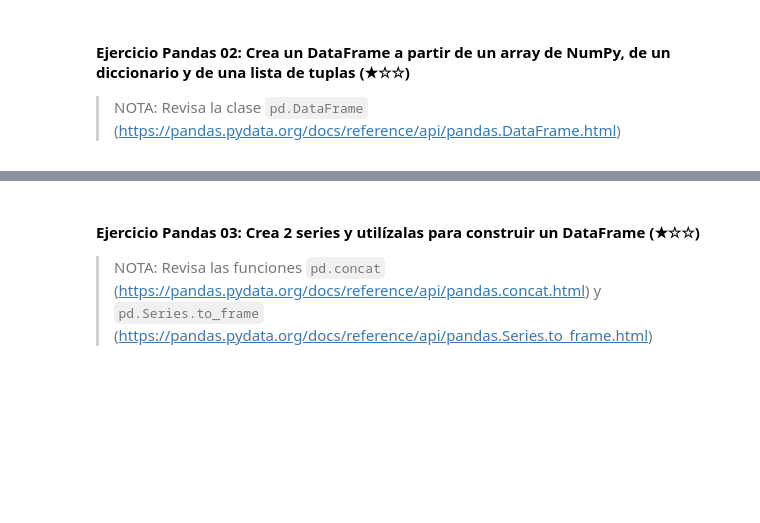
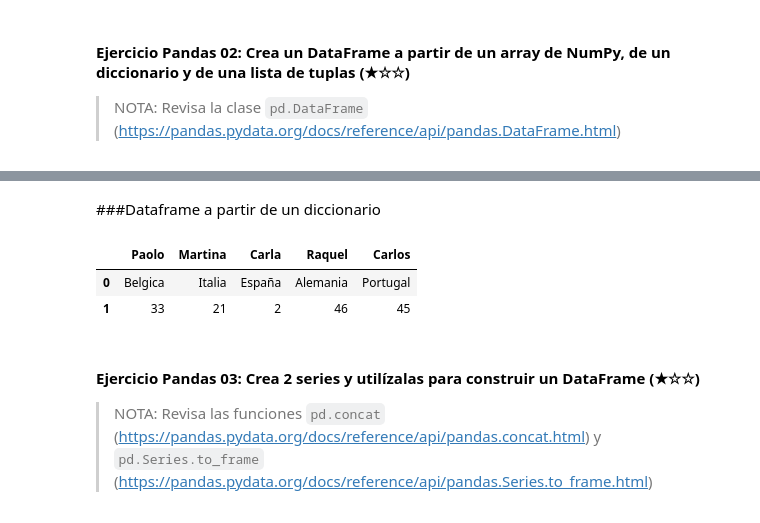
Before and after one commit to JCSB247/4GeeksAcademy, a Jupyter notebook: 03-pandas/03.1-Intro-To-Pandas.es.ipynb, the cells around one changed output, grey strips where cells are left out. Saved outputs shown, nothing was run; the diff lists cells and outputs as text; code cells hidden in the pictures; blank space fills up the shorter version.

```diff
--- a/03-pandas/03.1-Intro-To-Pandas.es.ipynb
+++ b/03-pandas/03.1-Intro-To-Pandas.es.ipynb
@@ -318,3 +380,14 @@ En el siguiente enlace puedes conseguir las [soluciones a los ejercicios de pand
+# %% [markdown]
+###Dataframe a partir de un diccionario
+# %%
+import pandas as pd
+dictionary = {"Paolo":["Belgica", 33], "Martina":["Italia",21], "Carla":["España", 2], "Raquel":["Alemania",46], "Carlos":["Portugal",45]}
+df = pd.DataFrame(dictionary)
+df
+# %% [output]
+|  | Paolo | Martina | Carla | Raquel | Carlos |
+| 0 | Belgica | Italia | España | Alemania | Portugal |
+| 1 | 33 | 21 | 2 | 46 | 45 |
 # %% [markdown]
 #### Ejercicio Pandas 03: Crea 2 series y utilízalas para construir un DataFrame (★☆☆)
 
```
Also changed, not shown: parts of 13 cells of this notebook.
